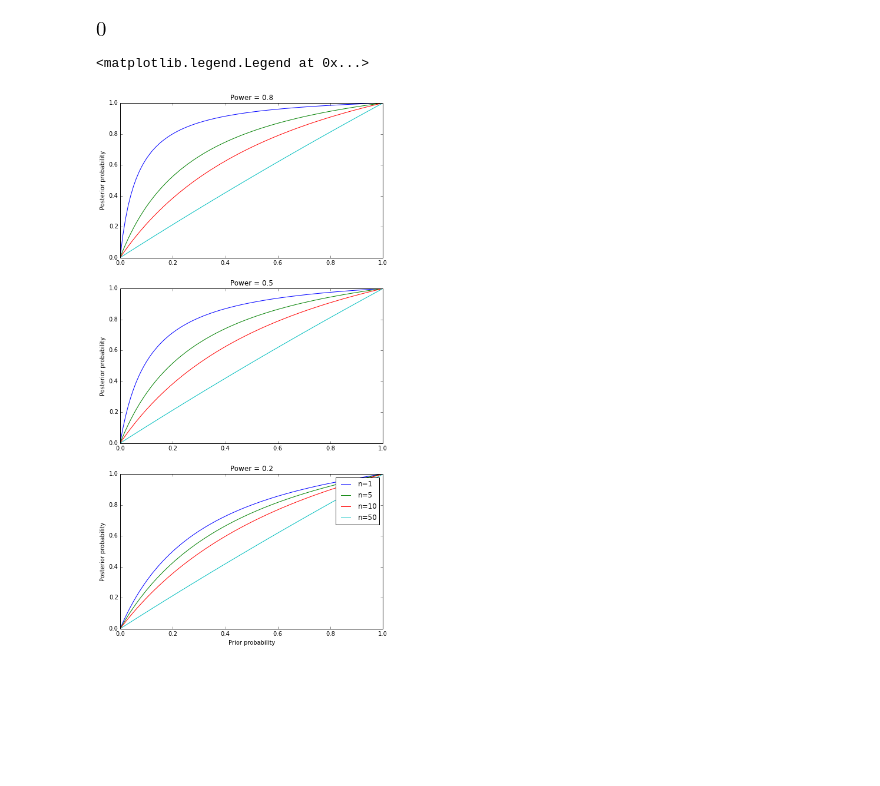
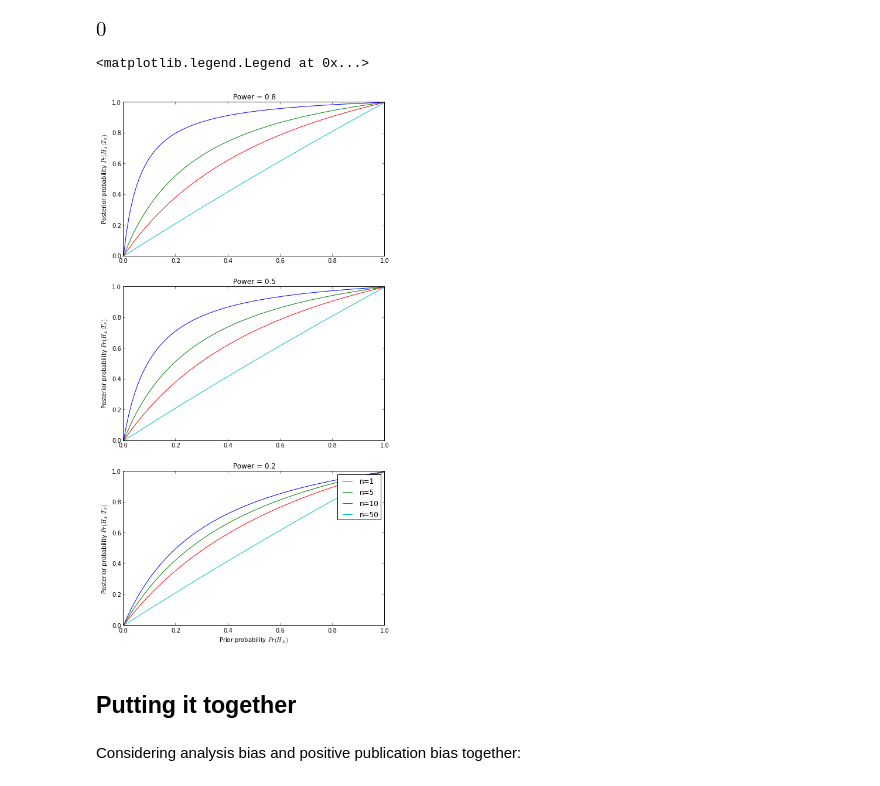
Before and after one commit to matthew-brett/sketch-books, a Jupyter notebook: Ioannides exposition.ipynb, the cells around one changed output. Cells and saved outputs as stored; diff of their text form; code cells hidden in the pictures; blank space fills up the shorter version.

```diff
--- a/Ioannides exposition.ipynb
+++ b/Ioannides exposition.ipynb
@@ -226,9 +226,9 @@ Bias $u$ not considering prior
 After applying the prior:
 # %%
 bias_assoc = bias_assoc_noprior.copy()
-bias_assoc['t_s'] *= theta
-bias_assoc['t_ns'] *= theta
-bias_assoc['f_s'] *= 1 - theta
-bias_assoc['f_ns'] *= 1 - theta
-HTML(association_table(bias_assoc, r'Bias $u$ with prior $\theta := Pr(H_A)$'))
+bias_assoc['t_s'] *= pi
+bias_assoc['t_ns'] *= pi
+bias_assoc['f_s'] *= 1 - pi
+bias_assoc['f_ns'] *= 1 - pi
+HTML(association_table(bias_assoc, r'Bias $u$ with prior $\pi := Pr(H_A)$'))
 # %% [output]
@@ -256,17 +256,17 @@ simplify(ppv_bias - post_prob_bias)
 What effect does bias have on the posterior probabilities?
 # %%
 # Formula as a function we can evaluate
-post_prob_bias_func = lambdify((alpha, beta, theta, u), post_prob_bias)
-theta_vals = np.linspace(0, 1, 100)
+post_prob_bias_func = lambdify((alpha, beta, pi, u), post_prob_bias)
+pi_vals = np.linspace(0, 1, 100)
 fig, axes = plt.subplots(3, 1, figsize=(8, 16))
 for i, power in enumerate((0.8, 0.5, 0.2)):
     beta_val = 1 - power
     for bias in (0.05, 0.2, 0.5, 0.8):
-        pp_vals = post_prob_bias_func(0.05, beta_val, theta_vals, bias)
-        axes[i].plot(theta_vals, pp_vals, label='u={0}'.format(bias))
-        axes[i].set_ylabel('Posterior probability')
+        pp_vals = post_prob_bias_func(0.05, beta_val, pi_vals, bias)
+        axes[i].plot(pi_vals, pp_vals, label='u={0}'.format(bias))
+        axes[i].set_ylabel('Posterior probability $Pr(H_A | T_S)$')
     axes[i].set_title('Power = {0}'.format(power))
-axes[-1].set_xlabel('Prior probability')
+    axes[-1].set_xlabel('Prior probability $Pr(H_A)$')
 axes[-1].legend()
 # %% [output]
 <matplotlib.legend.Legend at 0x...>
@@ -299,10 +299,10 @@ $n$ replications with positive publication bias, not considering prior
 Considering the prior:
 # %%
 multi_assoc = multi_assoc_noprior.copy()
-multi_assoc['t_s'] *= theta
-multi_assoc['t_ns'] *= theta
-multi_assoc['f_s'] *= 1 - theta
-multi_assoc['f_ns'] *= 1 - theta
+multi_assoc['t_s'] *= pi
+multi_assoc['t_ns'] *= pi
+multi_assoc['f_s'] *= 1 - pi
+multi_assoc['f_ns'] *= 1 - pi
 HTML(association_table(multi_assoc,
-                       r'$n$ replications with positive publication bias, with prior $\theta$'))
+                       r'$n$ replications with positive publication bias, with prior $\pi$'))
 # %% [output]
@@ -327,18 +327,22 @@ simplify(ppv_multi - post_prob_multi)
 [figure]
 # %%
 # Formula as a function we can evaluate
-post_prob_multi_func = lambdify((alpha, beta, theta, n), post_prob_multi)
-theta_vals = np.linspace(0, 1, 100)
+post_prob_multi_func = lambdify((alpha, beta, pi, n), post_prob_multi)
+pi_vals = np.linspace(0, 1, 100)
 fig, axes = plt.subplots(3, 1, figsize=(8, 16))
 for i, power in enumerate((0.8, 0.5, 0.2)):
     beta_val = 1 - power
     for n_studies in (1, 5, 10, 50):
-        pp_vals = post_prob_multi_func(0.05, beta_val, theta_vals, n_studies)
-        axes[i].plot(theta_vals, pp_vals, label='n={0}'.format(n_studies))
-        axes[i].set_ylabel('Posterior probability')
+        pp_vals = post_prob_multi_func(0.05, beta_val, pi_vals, n_studies)
+        axes[i].plot(pi_vals, pp_vals, label='n={0}'.format(n_studies))
+        axes[i].set_ylabel('Posterior probability $Pr(H_A | T_S)$')
     axes[i].set_title('Power = {0}'.format(power))
-axes[-1].set_xlabel('Prior probability')
+axes[-1].set_xlabel('Prior probability $Pr(H_A)$')
 axes[-1].legend()
 # %% [output]
 <matplotlib.legend.Legend at 0x...>
-[figure, old version]
+[figure, new version]
+# %% [markdown]
+## Putting it together
+# %% [markdown]
+Considering analysis bias and positive publication bias together:
```
Also changed, not shown: parts of 24 cells of this notebook, 1 other file.
